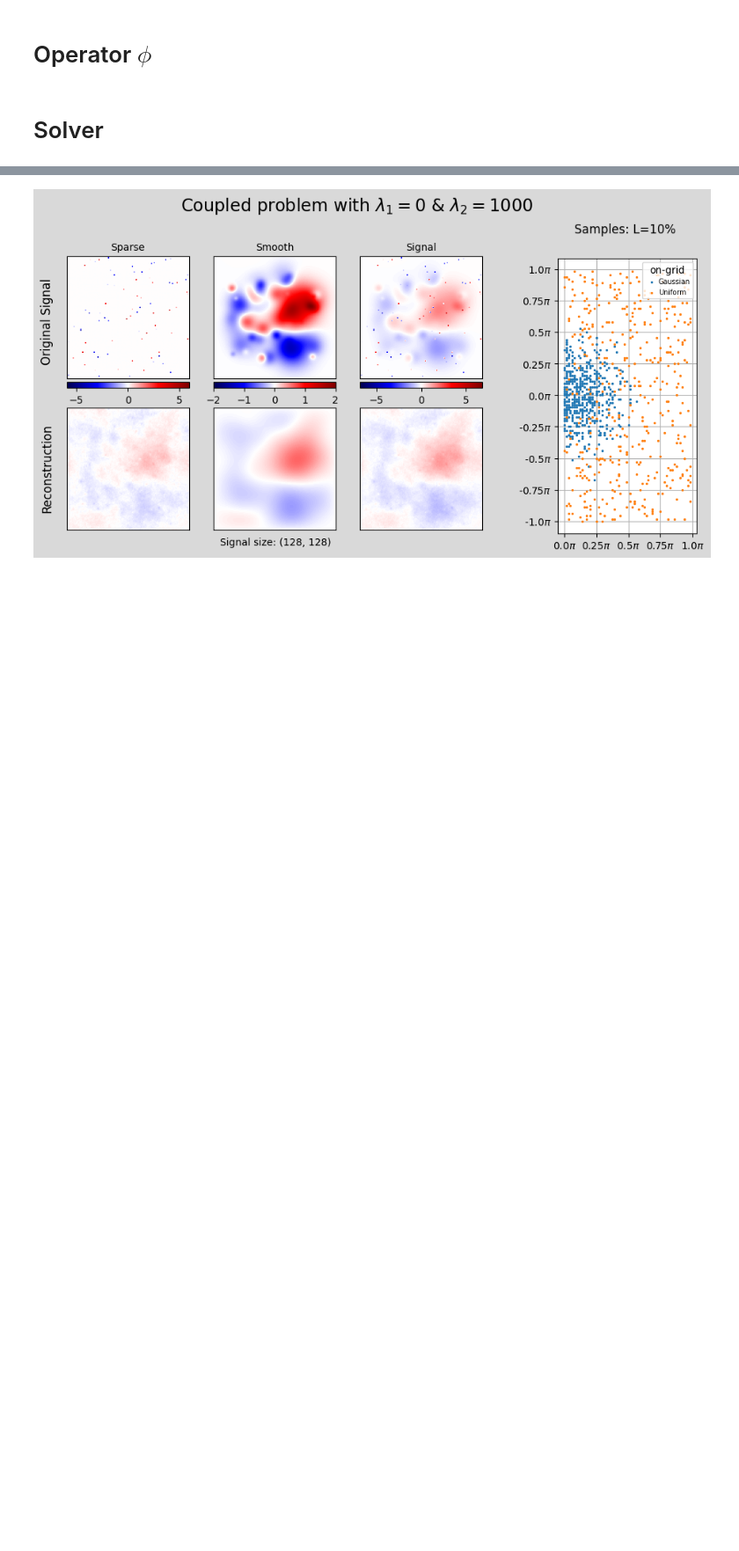
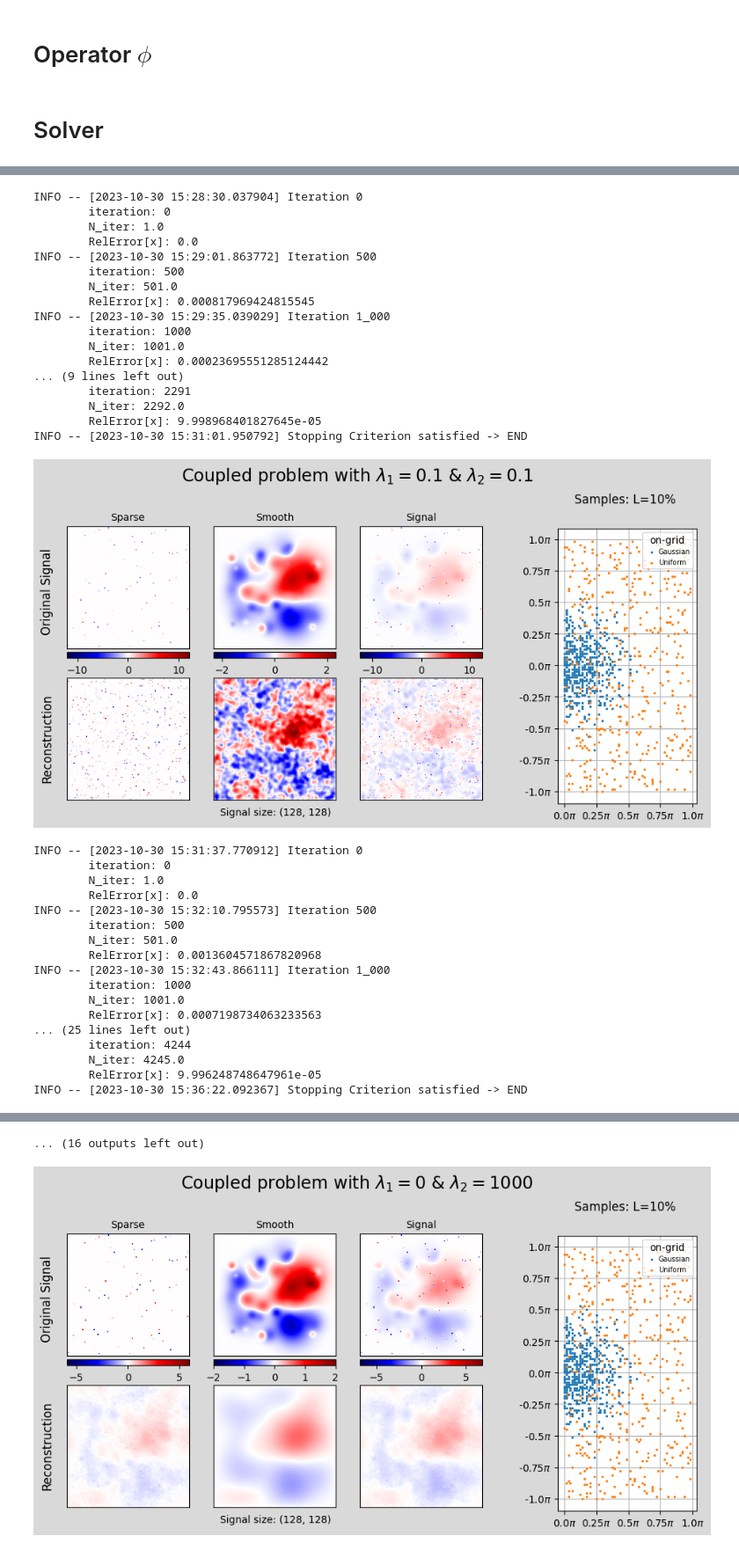
Before and after one commit to vacostaepfl/L1-L2, a Jupyter notebook: main.ipynb, the cells around one changed output, grey strips where cells are left out. Shown at 88% size. Drawn from its saved outputs; the diff is of its cells as text; code cells hidden in the pictures; blank space fills up the shorter version.

```diff
--- a/main.ipynb
+++ b/main.ipynb
@@ -41,7 +41,7 @@ op = NuFFT(dim, L, theta, on_grid=True, seed=seed)
 x0 = signal.reshape(-1)
 y0 = op(x0)
 
-psnr = 50 # 10, 20 0.05 - 0.1  pour lambda 1
+psnr = 20 # 10, 20 0.05 - 0.1  pour lambda 1
 y = compute_y(y0, psnr)
 # %% [markdown]
 # Solver
@@ -77,8 +58,63 @@ ResourceWarning: Enable tracemalloc to get the object allocation traceback
 # %%
 from os import listdir
 from os.path import isfile, join
-mypath ="exps/128x128/L_10%/psnr_50/coupled"
+
+mypath = "exps/128x128/L_10%/psnr_20/coupled"
 onlyfiles = [f for f in listdir(mypath) if isfile(join(mypath, f))]
 
-lambda1 = float(onlyfiles[1][3:10])
-lambda2 = float(onlyfiles[1][14:21])
+for file in onlyfiles:
+    lambda1 = float(file[3:10])
+    lambda2 = float(file[14:21])
+
+    x1, x2 = solve(y, op, lambda1, lambda2, coupled, Laplacian(dim))
+
+    sparse_rcstr, smooth_rcstr, signal_rcstr = map(
+        lambda x: x.reshape(dim), (x1, x2, x1 + x2)
+    )
+
+    fig = plot_results(
+        [sparse_signal, smooth_signal],
+        [sparse_rcstr, smooth_rcstr],
+        lambda1,
+        lambda2,
+        op,
+        coupled,
+    )
+
+    save_fig(fig, lambda1, lambda2, op, psnr, coupled)
+# %% [output]
+INFO -- [2023-10-30 15:28:30.037904] Iteration 0
+        iteration: 0
+        N_iter: 1.0
+        RelError[x]: 0.0
+INFO -- [2023-10-30 15:29:01.863772] Iteration 500
+        iteration: 500
+        N_iter: 501.0
+        RelError[x]: 0.000817969424815545
+INFO -- [2023-10-30 15:29:35.039029] Iteration 1_000
+        iteration: 1000
+        N_iter: 1001.0
+        RelError[x]: 0.00023695551285124442
+... (9 lines left out)
+        iteration: 2291
+        N_iter: 2292.0
+        RelError[x]: 9.998968401827645e-05
+INFO -- [2023-10-30 15:31:01.950792] Stopping Criterion satisfied -> END
+[figure, added]
+INFO -- [2023-10-30 15:31:37.770912] Iteration 0
+        iteration: 0
+        N_iter: 1.0
+        RelError[x]: 0.0
+INFO -- [2023-10-30 15:32:10.795573] Iteration 500
+        iteration: 500
+        N_iter: 501.0
+        RelError[x]: 0.0013604571867820968
+INFO -- [2023-10-30 15:32:43.866111] Iteration 1_000
+        iteration: 1000
+        N_iter: 1001.0
+        RelError[x]: 0.0007198734063233563
+... (25 lines left out)
+        iteration: 4244
+        N_iter: 4245.0
+        RelError[x]: 9.996248748647961e-05
+INFO -- [2023-10-30 15:36:22.092367] Stopping Criterion satisfied -> END
@@ -85,3 +194,4 @@ lambda2 = float(onlyfiles[1][14:21])
+... (16 outputs left out)
 # %%
 sparse_rcstr, smooth_rcstr, signal_rcstr = map(
     lambda x: x.reshape(dim), (x1, x2, x1 + x2)
```
Also changed, not shown: parts of 2 cells of this notebook, 30 other files.
